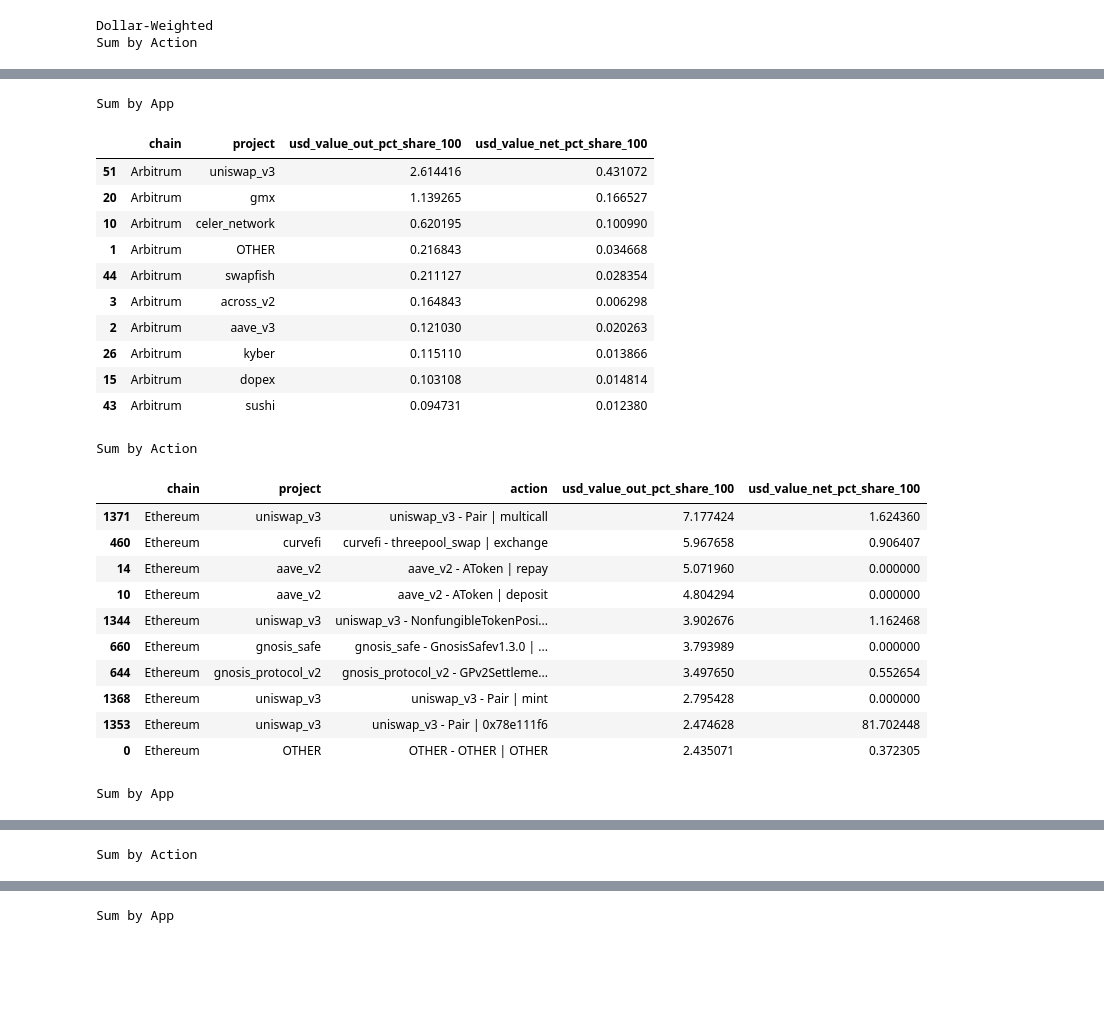
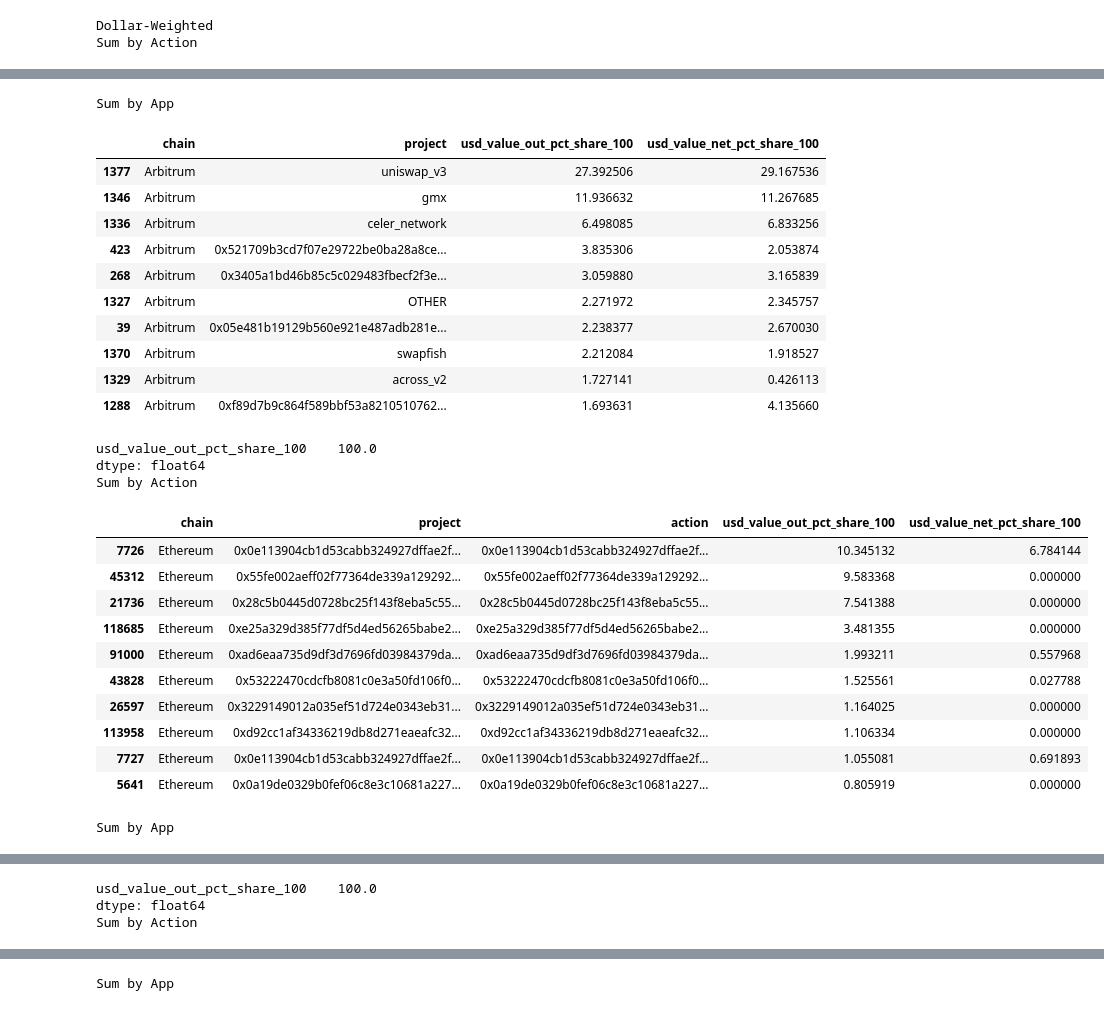
Before and after one commit to MSilb7/op_data, a Jupyter notebook: op_whale_actions.ipynb, the cells around one changed output, grey strips where cells are left out. Cells and saved outputs as stored; diff of their text form; code cells hidden in the pictures; blank space fills up the shorter version.

```diff
--- a/op_whale_actions.ipynb
+++ b/op_whale_actions.ipynb
@@ -18,6 +18,9 @@ arb_df = pd.read_csv(prepend + 'arbi_whale_actions_22_01_18.csv')
 arb_df['chain'] = 'Arbitrum'
 
 df = pd.concat([op_df, l1_df, arb_df])
+df = df[df['project'] != '0x0000000000000000000000000000000000000000']
+df = df.fillna(0)
+
 df.sample(20)
 # %% [output]
 |  | address | token_direction | project | contract | method | usd_value | num_tfers | num_txs | chain |
@@ -49,12 +52,14 @@ df_addr = df.groupby(['chain','address','project','contract','method']).sum()
 df_addr.reset_index(inplace=True)
 
 for val in val_cols:
-        df_addr[val + '_pct_share'] = df_addr.groupby('address')[val].transform(lambda x: x / x.sum())
+        df_addr[val + '_pct_share'] = df_addr.groupby(['address','chain'])[val].transform(lambda x: x / x.sum())
 # display(df_addr)
 # %%
 group_list = ['chain','project','contract','method']
-dlist = ['chain','project','contract','method','action',\
-                'usd_value_pct_share','usd_value_in_pct_share','usd_value_out_pct_share','usd_value_net_pct_share','address']
+dlist = ['chain','project','contract','method','action'\
+                ,'usd_value','usd_value_in','usd_value_out','usd_value_net',\
+                # ,'usd_value_pct_share','usd_value_in_pct_share','usd_value_out_pct_share','usd_value_net_pct_share','address'
+                ]
 
 if segment == 'project':
         group_list.drop('method',inplace=True)
@@ -83,12 +88,17 @@ for val in val_cols:
 # The reason to not dollar-weight is that we care more about genetating the average individual user experience, rather than the whaliest whale.
 
 df_action = df_addr.groupby(['chain','project','contract','method']).agg({
-        'usd_value_pct_share':'mean'
-        ,'usd_value_in_pct_share':'mean'
-        ,'usd_value_out_pct_share':'mean'
-        ,'usd_value_net_pct_share':'mean'
+        # 'usd_value_pct_share':'mean'
+        # ,'usd_value_in_pct_share':'mean'
+        # ,'usd_value_out_pct_share':'mean'
+        # ,'usd_value_net_pct_share':'mean'
+        'usd_value':'sum'
+        ,'usd_value_in':'sum'
+        ,'usd_value_out':'sum'
+        ,'usd_value_net':'sum'
         ,'address':'nunique'
 })
+df_action.reset_index(inplace=True)
 df_action.name = 'df_action'
 
-# display(df_action)
+display(df_action)
@@ -134,6 +158,10 @@ for c in chains:
         print('Sum by Action')
         sumdf = tdf.groupby(['chain','project','action']).sum()
         sumdf.reset_index(inplace=True)
+
+        for val in val_cols:
+                sumdf[val + '_pct_share'] = sumdf.groupby(['chain'])[val].transform(lambda x: x / x.sum())
+
         sumdf['usd_value_net_pct_share_100'] = sumdf['usd_value_net_pct_share'] * 100
         sumdf['usd_value_out_pct_share_100'] = sumdf['usd_value_out_pct_share'] * 100
         sumdf = sumdf.sort_values(by = 'usd_value_out_pct_share_100', ascending = False)
@@ -142,11 +170,16 @@ for c in chains:
         print('Sum by App')
         sumdf = tdf.groupby(['chain','project']).sum()
         sumdf.reset_index(inplace=True)
+        for val in val_cols:
+                sumdf[val + '_pct_share'] = sumdf.groupby(['chain'])[val].transform(lambda x: x / x.sum())
+
         sumdf['usd_value_net_pct_share_100'] = sumdf['usd_value_net_pct_share'] * 100
         sumdf['usd_value_out_pct_share_100'] = sumdf['usd_value_out_pct_share'] * 100
         sumdf = sumdf.sort_values(by = 'usd_value_out_pct_share_100', ascending = False)
         sumdf = sumdf[['chain','project','usd_value_out_pct_share_100','usd_value_net_pct_share_100']]
         display( sumdf.head(10) )
+
+        print(sumdf[['usd_value_out_pct_share_100']].sum())
 # %% [output]
 Dollar-Weighted
 Sum by Action
@@ -164,26 +197,28 @@ Sum by Action
 Sum by App
 |  | chain | project | usd_value_out_pct_share_100 | usd_value_net_pct_share_100 |
-| 51 | Arbitrum | uniswap_v3 | 2.614416 | 0.431072 |
-| 20 | Arbitrum | gmx | 1.139265 | 0.166527 |
-| 10 | Arbitrum | celer_network | 0.620195 | 0.100990 |
-| 1 | Arbitrum | OTHER | 0.216843 | 0.034668 |
-| 44 | Arbitrum | swapfish | 0.211127 | 0.028354 |
-| 3 | Arbitrum | across_v2 | 0.164843 | 0.006298 |
-| 2 | Arbitrum | aave_v3 | 0.121030 | 0.020263 |
-| 26 | Arbitrum | kyber | 0.115110 | 0.013866 |
-| 15 | Arbitrum | dopex | 0.103108 | 0.014814 |
-| 43 | Arbitrum | sushi | 0.094731 | 0.012380 |
+| 1377 | Arbitrum | uniswap_v3 | 27.392506 | 29.167536 |
+| 1346 | Arbitrum | gmx | 11.936632 | 11.267685 |
+| 1336 | Arbitrum | celer_network | 6.498085 | 6.833256 |
+| 423 | Arbitrum | 0x521709b3cd7f07e29722be0ba28a8ce... | 3.835306 | 2.053874 |
+| 268 | Arbitrum | 0x3405a1bd46b85c5c029483fbecf2f3e... | 3.059880 | 3.165839 |
+| 1327 | Arbitrum | OTHER | 2.271972 | 2.345757 |
+| 39 | Arbitrum | 0x05e481b19129b560e921e487adb281e... | 2.238377 | 2.670030 |
+| 1370 | Arbitrum | swapfish | 2.212084 | 1.918527 |
+| 1329 | Arbitrum | across_v2 | 1.727141 | 0.426113 |
+| 1288 | Arbitrum | 0xf89d7b9c864f589bbf53a8210510762... | 1.693631 | 4.135660 |
+usd_value_out_pct_share_100    100.0
+dtype: float64
 Sum by Action
 |  | chain | project | action | usd_value_out_pct_share_100 | usd_value_net_pct_share_100 |
-| 1371 | Ethereum | uniswap_v3 | uniswap_v3 - Pair | multicall | 7.177424 | 1.624360 |
-| 460 | Ethereum | curvefi | curvefi - threepool_swap | exchange | 5.967658 | 0.906407 |
-| 14 | Ethereum | aave_v2 | aave_v2 - AToken | repay | 5.071960 | 0.000000 |
-| 10 | Ethereum | aave_v2 | aave_v2 - AToken | deposit | 4.804294 | 0.000000 |
-| 1344 | Ethereum | uniswap_v3 | uniswap_v3 - NonfungibleTokenPosi... | 3.902676 | 1.162468 |
-| 660 | Ethereum | gnosis_safe | gnosis_safe - GnosisSafev1.3.0 | ... | 3.793989 | 0.000000 |
-| 644 | Ethereum | gnosis_protocol_v2 | gnosis_protocol_v2 - GPv2Settleme... | 3.497650 | 0.552654 |
-| 1368 | Ethereum | uniswap_v3 | uniswap_v3 - Pair | mint | 2.795428 | 0.000000 |
-| 1353 | Ethereum | uniswap_v3 | uniswap_v3 - Pair | 0x78e111f6 | 2.474628 | 81.702448 |
-| 0 | Ethereum | OTHER | OTHER - OTHER | OTHER | 2.435071 | 0.372305 |
+| 7726 | Ethereum | 0x0e113904cb1d53cabb324927dffae2f... | 0x0e113904cb1d53cabb324927dffae2f... | 10.345132 | 6.784144 |
+| 45312 | Ethereum | 0x55fe002aeff02f77364de339a129292... | 0x55fe002aeff02f77364de339a129292... | 9.583368 | 0.000000 |
+| 21736 | Ethereum | 0x28c5b0445d0728bc25f143f8eba5c55... | 0x28c5b0445d0728bc25f143f8eba5c55... | 7.541388 | 0.000000 |
+| 118685 | Ethereum | 0xe25a329d385f77df5d4ed56265babe2... | 0xe25a329d385f77df5d4ed56265babe2... | 3.481355 | 0.000000 |
+| 91000 | Ethereum | 0xad6eaa735d9df3d7696fd03984379da... | 0xad6eaa735d9df3d7696fd03984379da... | 1.993211 | 0.557968 |
+| 43828 | Ethereum | 0x53222470cdcfb8081c0e3a50fd106f0... | 0x53222470cdcfb8081c0e3a50fd106f0... | 1.525561 | 0.027788 |
+| 26597 | Ethereum | 0x3229149012a035ef51d724e0343eb31... | 0x3229149012a035ef51d724e0343eb31... | 1.164025 | 0.000000 |
+| 113958 | Ethereum | 0xd92cc1af34336219db8d271eaeafc32... | 0xd92cc1af34336219db8d271eaeafc32... | 1.106334 | 0.000000 |
+| 7727 | Ethereum | 0x0e113904cb1d53cabb324927dffae2f... | 0x0e113904cb1d53cabb324927dffae2f... | 1.055081 | 0.691893 |
+| 5641 | Ethereum | 0x0a19de0329b0fef06c8e3c10681a227... | 0x0a19de0329b0fef06c8e3c10681a227... | 0.805919 | 0.000000 |
 Sum by App
 |  | chain | project | usd_value_out_pct_share_100 | usd_value_net_pct_share_100 |
@@ -200,2 +235,4 @@ Sum by App
+usd_value_out_pct_share_100    100.0
+dtype: float64
 Sum by Action
 |  | chain | project | action | usd_value_out_pct_share_100 | usd_value_net_pct_share_100 |
```
Also changed, not shown: parts of 4 cells of this notebook, 2 other files.
